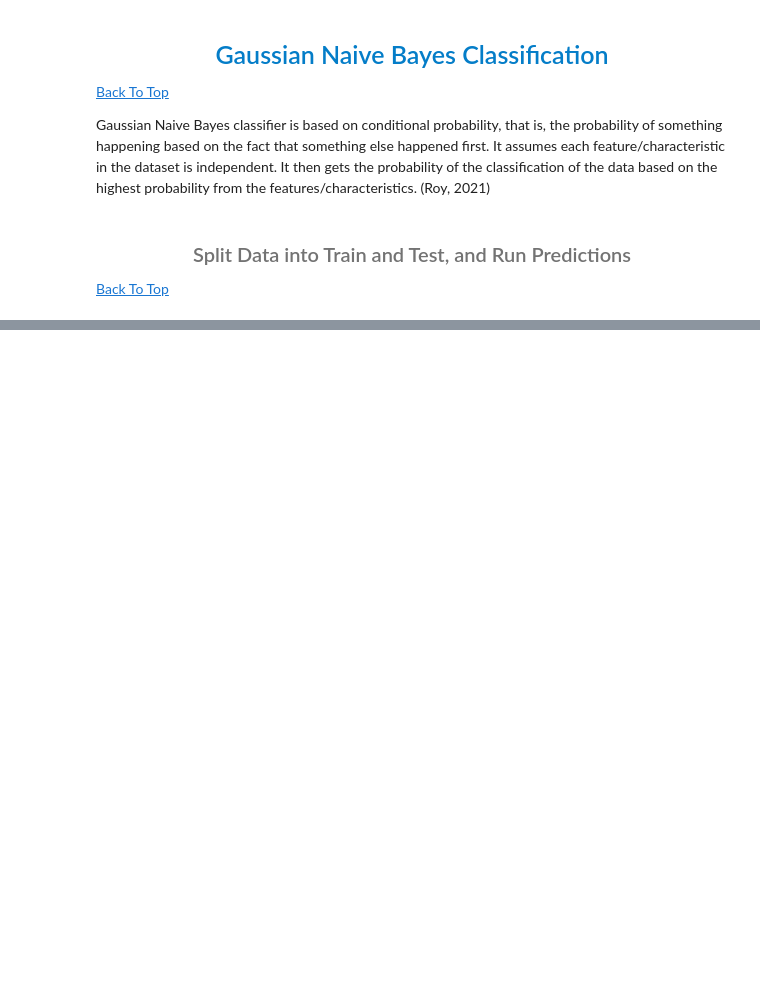
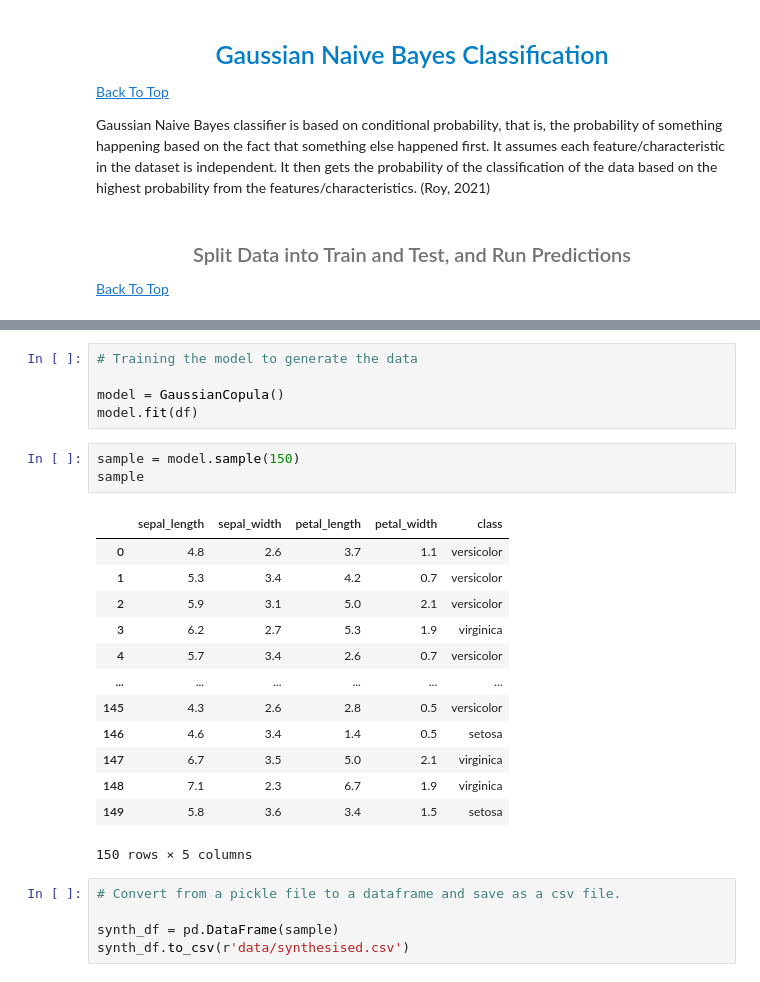
Before and after one commit to elainetynan/MachineLearningAndStats, a Jupyter notebook: project.ipynb, the cells around one changed output, grey strips where cells are left out. Saved outputs shown, nothing was run; the diff lists cells and outputs as text; blank space fills up the shorter version.

Commit message:
Continuing with analysis with more classifiers and synthesised data

```diff
--- a/project.ipynb
+++ b/project.ipynb
@@ -637,0 +871,27 @@ in this notebook we have reviewed literature in relation to the iris Dataset. We
+# %%
+# Training the model to generate the data
+
+model = GaussianCopula()
+model.fit(df)
+# %%
+sample = model.sample(150)
+sample
+# %% [output]
+|  | sepal_length | sepal_width | petal_length | petal_width | class |
+| 0 | 4.8 | 2.6 | 3.7 | 1.1 | versicolor |
+| 1 | 5.3 | 3.4 | 4.2 | 0.7 | versicolor |
+| 2 | 5.9 | 3.1 | 5.0 | 2.1 | versicolor |
+| 3 | 6.2 | 2.7 | 5.3 | 1.9 | virginica |
+| 4 | 5.7 | 3.4 | 2.6 | 0.7 | versicolor |
+| ... | ... | ... | ... | ... | ... |
+| 145 | 4.3 | 2.6 | 2.8 | 0.5 | versicolor |
+| 146 | 4.6 | 3.4 | 1.4 | 0.5 | setosa |
+| 147 | 6.7 | 3.5 | 5.0 | 2.1 | virginica |
+| 148 | 7.1 | 2.3 | 6.7 | 1.9 | virginica |
+| 149 | 5.8 | 3.6 | 3.4 | 1.5 | setosa |
+150 rows × 5 columns
+# %%
+# Convert from a pickle file to a dataframe and save as a csv file.
+
+synth_df = pd.DataFrame(sample)
+synth_df.to_csv(r'data/synthesised.csv')
```
Also changed, not shown: parts of 45 cells of this notebook, 1 other file.
